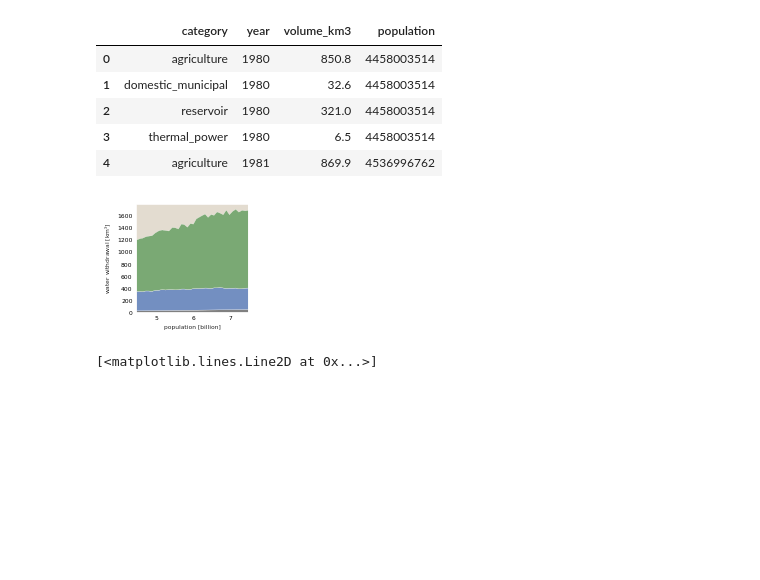
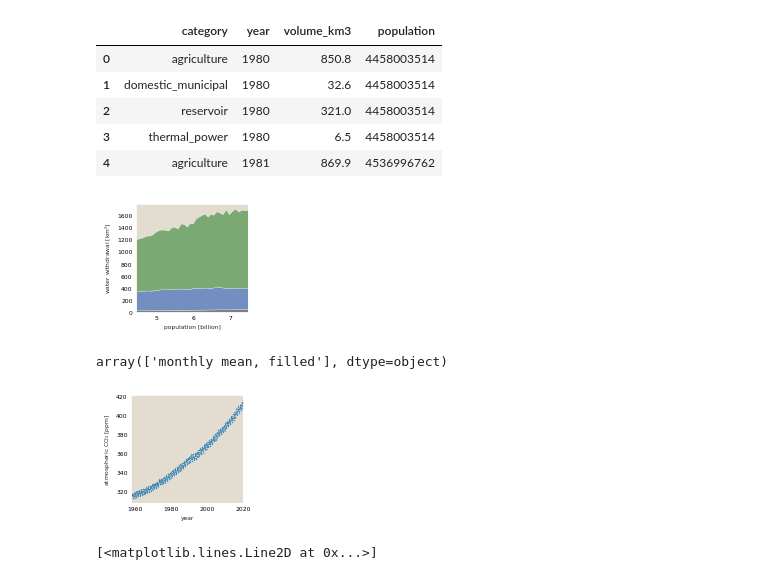
Before and after one commit to RPGroup-PBoC/human_impacts, a Jupyter notebook: code/figures/dynamics/timeseries_db_paper.ipynb, the cells around one changed output. Cells and saved outputs as stored; diff of their text form; code cells hidden in the pictures; blank space fills up the shorter version.

```diff
--- a/code/figures/dynamics/timeseries_db_paper.ipynb
+++ b/code/figures/dynamics/timeseries_db_paper.ipynb
@@ -233,6 +319,32 @@ ax.stackplot(merged[merged['category']=='agriculture']['population'].values/1e9,
 plt.savefig('../../../figures/database_paper/water_stack.svg', bbox_inches='tight')
 # %% [output]
 [figure]
+# %%
+#co2 ppm
+co2_atm = pd.read_csv('../../../data/atmosphere_biogeochemistry/mauna_loa_co2_trend/processed/monthly_co2_data_processed.csv')
+co2_atm = co2_atm[co2_atm['Reported value']=='monthly mean, filled']
+co2_atm['Reported value'].unique()
+# %% [output]
+array(['monthly mean, filled'], dtype=object)
+# %%
+fig, ax =  plt.subplots(1, 1, figsize=(2, 2))
+
+# Format the eaxes
+ax.xaxis.set_tick_params(labelsize=6)
+ax.yaxis.set_tick_params(labelsize=6)
+ax.set_xlim([1958, 2020])
+
+
+
+ax.set_xlabel('year', fontsize=6)
+ax.set_ylabel('atmospheric CO$_{2}$ [ppm]', fontsize=6)
+
+
+plt.plot(co2_atm['date (decimal)'].values, co2_atm['Concentration (ppm)'].values, '.', markersize=0.5)
+
+plt.savefig('../../../figures/database_paper/atmospheric_CO2.svg', bbox_inches='tight')
+# %% [output]
+[figure, added]
 # %%
 exes = human_population_data['population'].values[29:-3]
 ys = lin_fun(exes, params[0], params[1])
```
Also changed, not shown: parts of 19 cells of this notebook, 1 other file.
